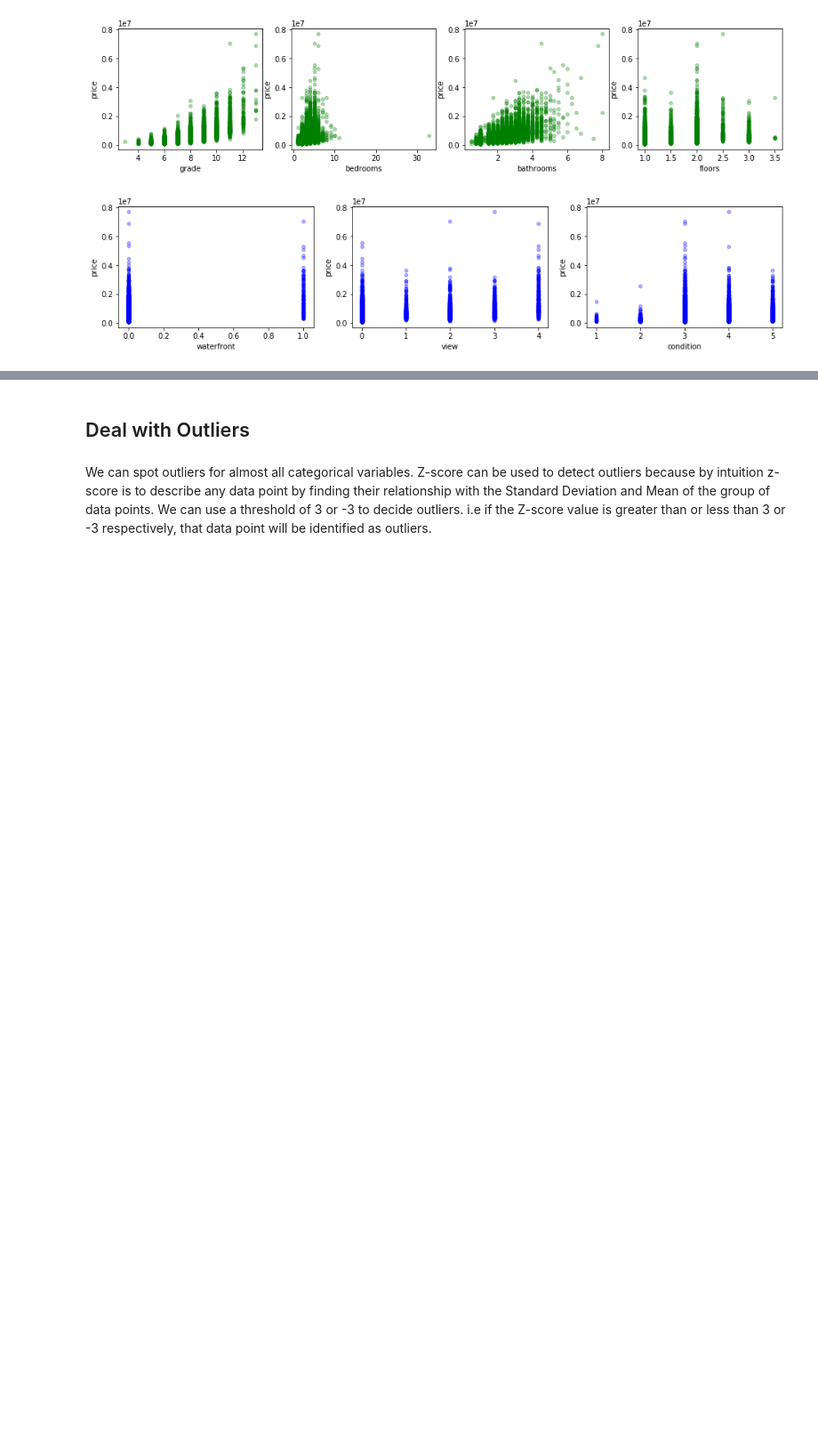
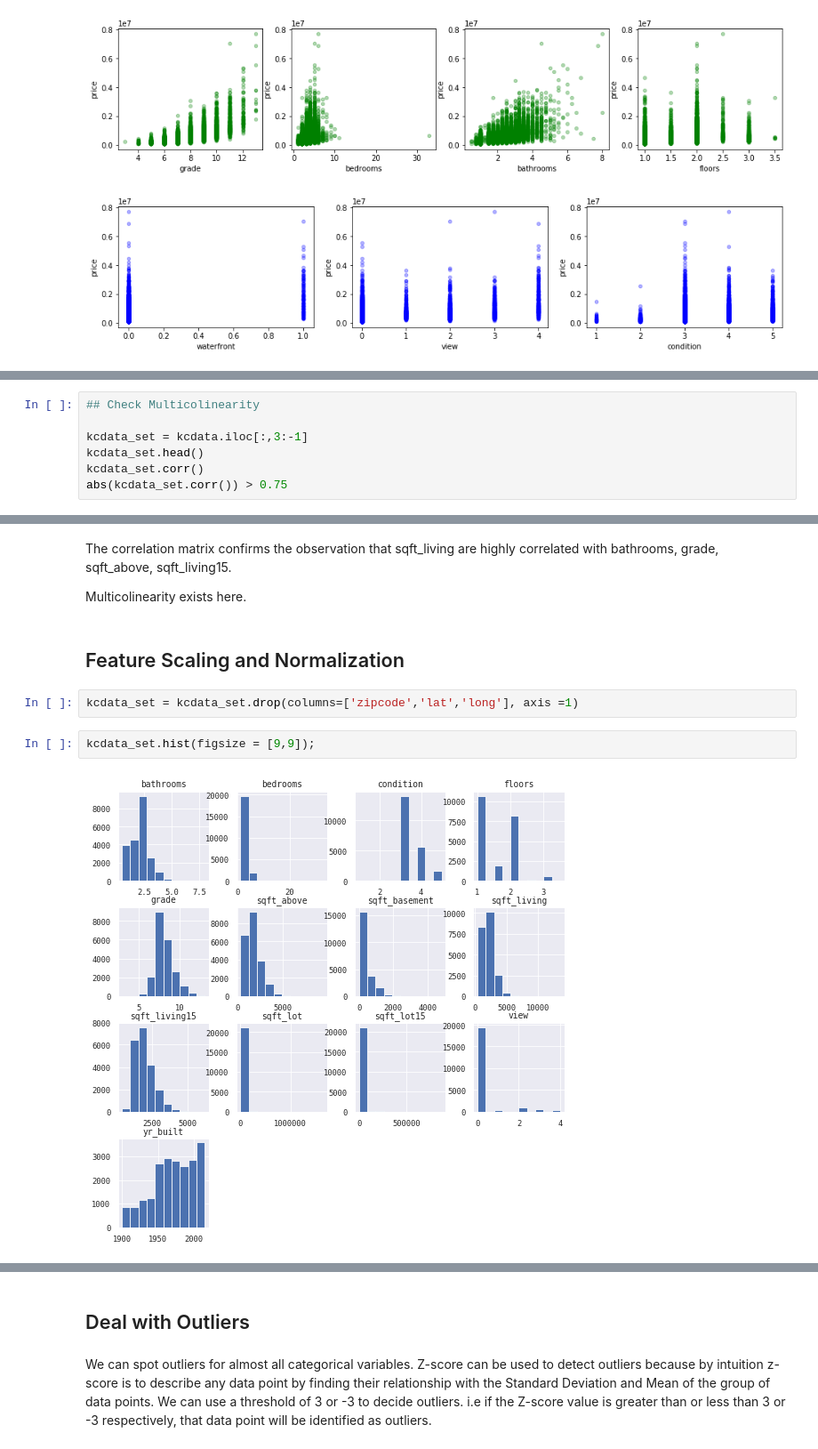
Before and after one commit to bonniema/housepriceprediction-multipleregression, a Jupyter notebook: project-exploration.ipynb, the cells around one changed output, grey strips where cells are left out. Shown: that part at 89% size. Cells and saved outputs as stored; diff of their text form; blank space fills up the shorter version.

```diff
--- a/project-exploration.ipynb
+++ b/project-exploration.ipynb
@@ -224,0 +266,7 @@ plt.show()
+# %%
+## Check Multicolinearity
+
+kcdata_set = kcdata.iloc[:,3:-1]
+kcdata_set.head()
+kcdata_set.corr()
+abs(kcdata_set.corr()) > 0.75
@@ -224,0 +291,12 @@ plt.show()
+# %% [markdown]
+The correlation matrix confirms the observation that sqft_living are highly correlated with bathrooms, grade, sqft_above, sqft_living15.
+
+Multicolinearity exists here.
+# %% [markdown]
+## Feature Scaling and Normalization
+# %%
+kcdata_set = kcdata_set.drop(columns=['zipcode','lat','long'], axis =1)
+# %%
+kcdata_set.hist(figsize = [9,9]);
+# %% [output]
+[figure, added]
```
Also changed, not shown: parts of 19 cells of this notebook, 1 other file.
